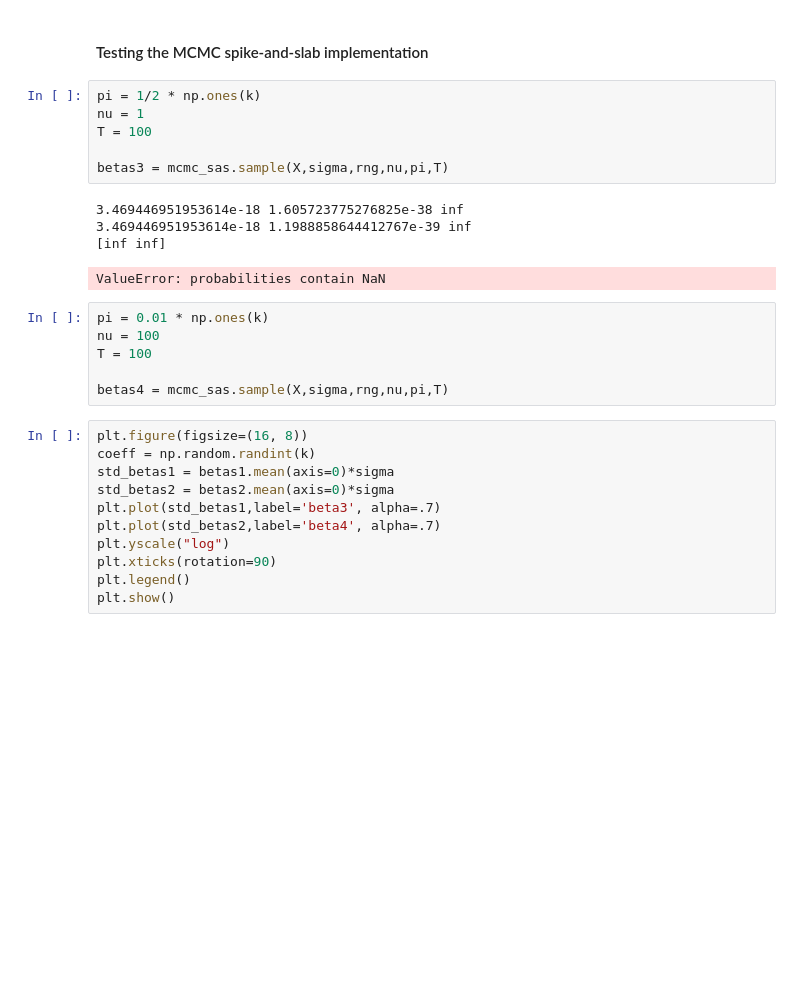
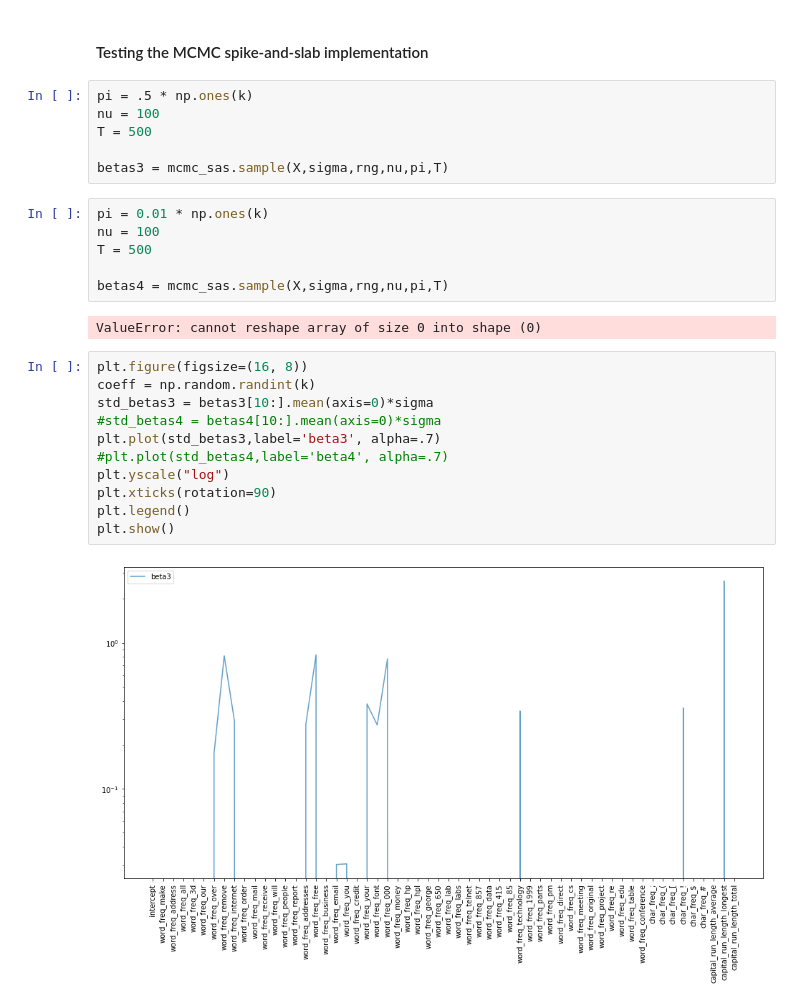
Before and after one commit to mark-srg/bml-project, a Jupyter notebook: mcmc_tests.ipynb, the cells around one changed output. Cells and saved outputs as stored; diff of their text form; blank space fills up the shorter version.

```diff
--- a/mcmc_tests.ipynb
+++ b/mcmc_tests.ipynb
@@ -85,30 +79,29 @@ plt.show()
 # %% [markdown]
 #### Testing the MCMC spike-and-slab implementation
 # %%
-pi = 1/2 * np.ones(k)
-nu = 1
-T = 100
+pi = .5 * np.ones(k)
+nu = 100
+T = 500
 
 betas3 = mcmc_sas.sample(X,sigma,rng,nu,pi,T)
-# %% [output]
-3.469446951953614e-18 1.605723775276825e-38 inf
-3.469446951953614e-18 1.1988858644412767e-39 inf
-[inf inf]
-ValueError: probabilities contain NaN
 # %%
 pi = 0.01 * np.ones(k)
 nu = 100
-T = 100
+T = 500
 
 betas4 = mcmc_sas.sample(X,sigma,rng,nu,pi,T)
+# %% [output]
+ValueError: cannot reshape array of size 0 into shape (0)
 # %%
 plt.figure(figsize=(16, 8))
 coeff = np.random.randint(k)
-std_betas1 = betas1.mean(axis=0)*sigma
-std_betas2 = betas2.mean(axis=0)*sigma
-plt.plot(std_betas1,label='beta3', alpha=.7)
-plt.plot(std_betas2,label='beta4', alpha=.7)
+std_betas3 = betas3[10:].mean(axis=0)*sigma
+#std_betas4 = betas4[10:].mean(axis=0)*sigma
+plt.plot(std_betas3,label='beta3', alpha=.7)
+#plt.plot(std_betas4,label='beta4', alpha=.7)
 plt.yscale("log")
 plt.xticks(rotation=90)
 plt.legend()
 plt.show()
+# %% [output]
+[figure, added]
```
Also changed, not shown: parts of 5 cells of this notebook, 1 other file.
